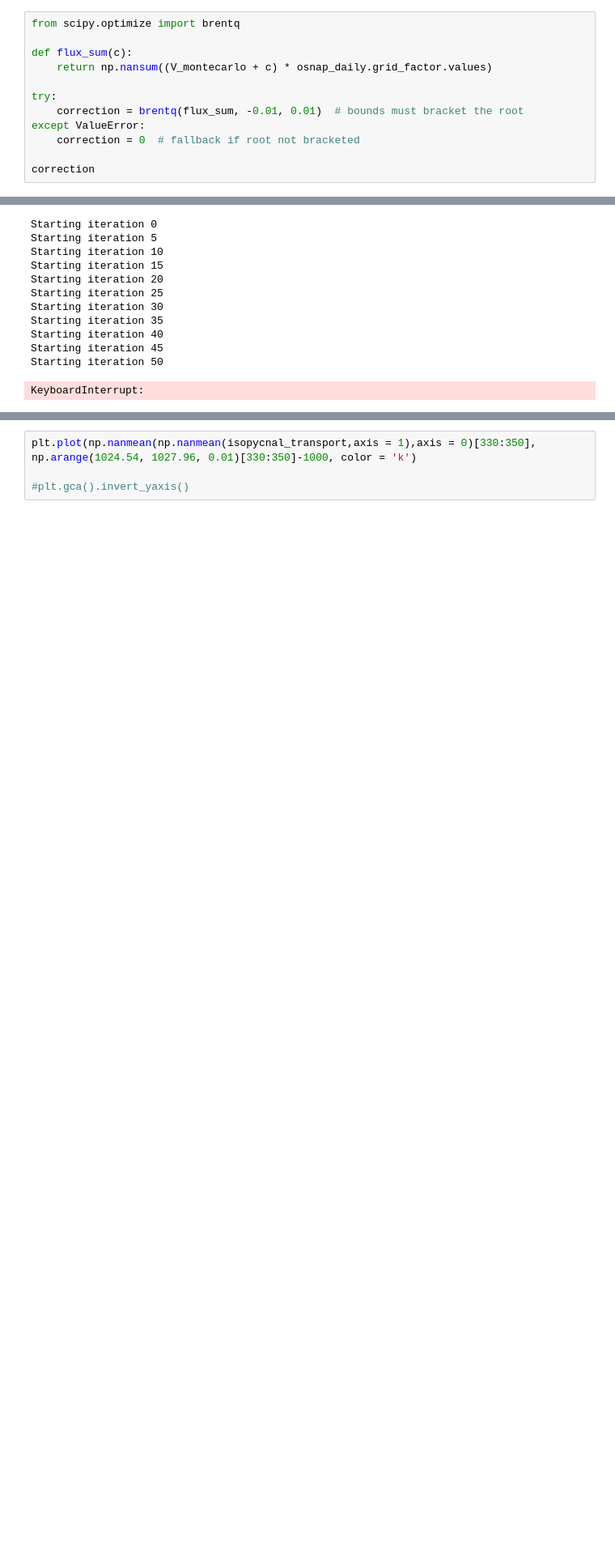
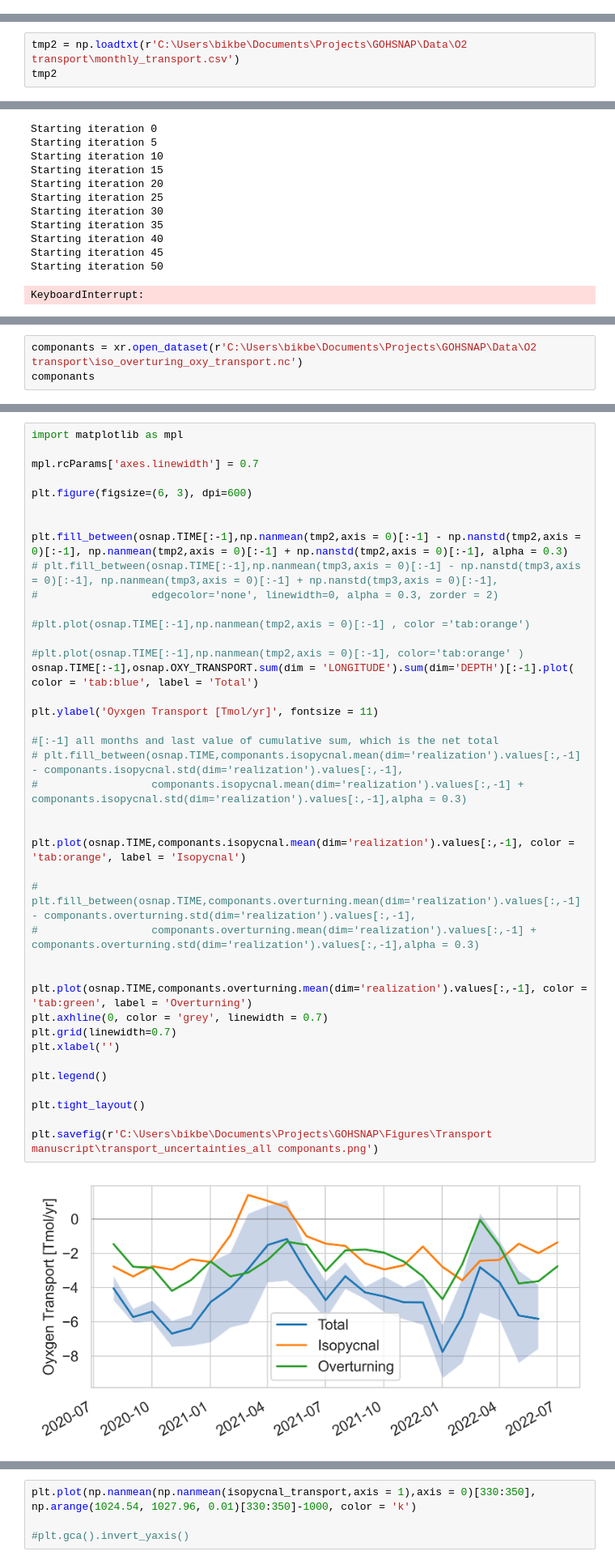
Before and after one commit to unamiller/GOHSNAP-Oxygen-Transport, a Jupyter notebook: oxygen_transport_calculation.ipynb, the cells around one changed output, grey strips where cells are left out. Shown at 81% size. Saved outputs shown, nothing was run; the diff lists cells and outputs as text; blank space fills up the shorter version.

```diff
--- a/oxygen_transport_calculation.ipynb
+++ b/oxygen_transport_calculation.ipynb
@@ -490,12 +471,0 @@ KeyboardInterrupt:
-# %%
-from scipy.optimize import brentq
-
-def flux_sum(c):
-    return np.nansum((V_montecarlo + c) * osnap_daily.grid_factor.values)
-
-try:
-    correction = brentq(flux_sum, -0.01, 0.01)  # bounds must bracket the root
-except ValueError:
-    correction = 0  # fallback if root not bracketed
-
-correction
@@ -639,2 +590,5 @@ KeyboardInterrupt:
 # %%
 np.savetxt(r'C:\Users\bikbe\Documents\Projects\GOHSNAP\Data\O2 transport\monthly_transport.csv',tmp2)
+# %%
+tmp2 = np.loadtxt(r'C:\Users\bikbe\Documents\Projects\GOHSNAP\Data\O2 transport\monthly_transport.csv')
+tmp2
@@ -1023,0 +898,3 @@ plt.savefig(r'C:\Users\bikbe\Documents\Projects\GOHSNAP\Figures\Transport manusc
+# %%
+componants = xr.open_dataset(r'C:\Users\bikbe\Documents\Projects\GOHSNAP\Data\O2 transport\iso_overturing_oxy_transport.nc')
+componants
@@ -1023,0 +921,42 @@ plt.savefig(r'C:\Users\bikbe\Documents\Projects\GOHSNAP\Figures\Transport manusc
+# %%
+import matplotlib as mpl
+
+mpl.rcParams['axes.linewidth'] = 0.7
+
+plt.figure(figsize=(6, 3), dpi=600)
+
+
+plt.fill_between(osnap.TIME[:-1],np.nanmean(tmp2,axis = 0)[:-1] - np.nanstd(tmp2,axis = 0)[:-1], np.nanmean(tmp2,axis = 0)[:-1] + np.nanstd(tmp2,axis = 0)[:-1], alpha = 0.3)
+# plt.fill_between(osnap.TIME[:-1],np.nanmean(tmp3,axis = 0)[:-1] - np.nanstd(tmp3,axis = 0)[:-1], np.nanmean(tmp3,axis = 0)[:-1] + np.nanstd(tmp3,axis = 0)[:-1],
+#                  edgecolor='none', linewidth=0, alpha = 0.3, zorder = 2)
+
+#plt.plot(osnap.TIME[:-1],np.nanmean(tmp2,axis = 0)[:-1] , color ='tab:orange')
+
+#plt.plot(osnap.TIME[:-1],np.nanmean(tmp2,axis = 0)[:-1], color='tab:orange' )
+osnap.TIME[:-1],osnap.OXY_TRANSPORT.sum(dim = 'LONGITUDE').sum(dim='DEPTH')[:-1].plot( color = 'tab:blue', label = 'Total')
+
+plt.ylabel('Oyxgen Transport [Tmol/yr]', fontsize = 11)
+
+#[:-1] all months and last value of cumulative sum, which is the net total
+# plt.fill_between(osnap.TIME,componants.isopycnal.mean(dim='realization').values[:,-1] - componants.isopycnal.std(dim='realization').values[:,-1],
+#                  componants.isopycnal.mean(dim='realization').values[:,-1] + componants.isopycnal.std(dim='realization').values[:,-1],alpha = 0.3)
+
+
+plt.plot(osnap.TIME,componants.isopycnal.mean(dim='realization').values[:,-1], color = 'tab:orange', label = 'Isopycnal')
+
+# plt.fill_between(osnap.TIME,componants.overturning.mean(dim='realization').values[:,-1] - componants.overturning.std(dim='realization').values[:,-1],
+#                  componants.overturning.mean(dim='realization').values[:,-1] + componants.overturning.std(dim='realization').values[:,-1],alpha = 0.3)
+
+
+plt.plot(osnap.TIME,componants.overturning.mean(dim='realization').values[:,-1], color = 'tab:green', label = 'Overturning')
+plt.axhline(0, color = 'grey', linewidth = 0.7)
+plt.grid(linewidth=0.7)
+plt.xlabel('')
+
+plt.legend()
+
+plt.tight_layout()
+
+plt.savefig(r'C:\Users\bikbe\Documents\Projects\GOHSNAP\Figures\Transport manuscript\transport_uncertainties_all componants.png')
+# %% [output]
+[figure, added]
```
Also changed, not shown: parts of 23 cells of this notebook, 1 other file.
